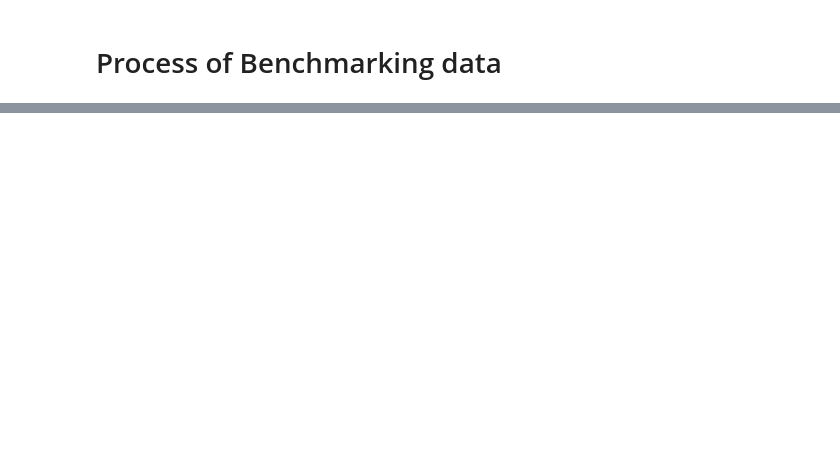
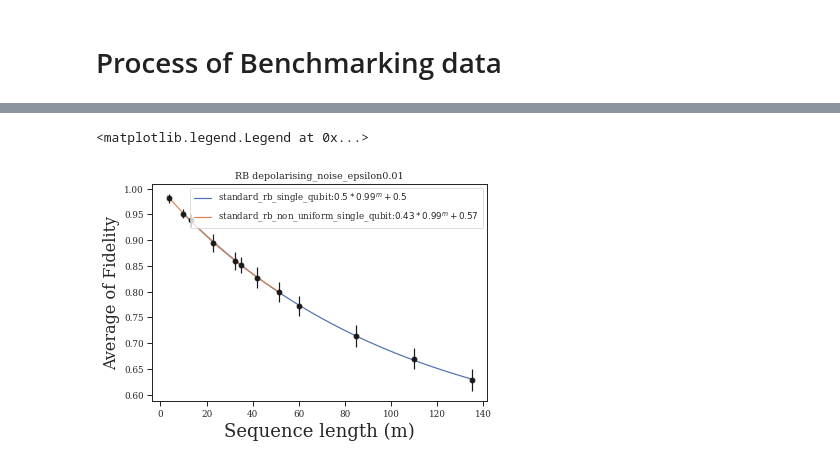
Before and after one commit to mmehrani/Randomized_Benchmarking_protocol, a Jupyter notebook: data_post_processing.ipynb, the cells around one changed output, grey strips where cells are left out. Cells and saved outputs as stored; diff of their text form; code cells hidden in the pictures; blank space fills up the shorter version.

```diff
--- a/data_post_processing.ipynb
+++ b/data_post_processing.ipynb
@@ -166,0 +149,21 @@ fig.savefig(os.path.join(path, 'RB_{}.png'.format(target_qubits)))
+# %%
+fig = plt.figure()
+ax = fig.add_subplot()
+
+plot_decay(ordered_layers_dict['standard_rb_single_qubit'][:]*5, avg_fdlty_dict['standard_rb_single_qubit'][:],
+           err_fdlty_dict['standard_rb_single_qubit'][:], label = 'standard_rb_single_qubit', axes = ax)
+
+plot_decay(ordered_layers_dict['standard_rb_non_uniform_single_qubit'][:]*1.91, avg_fdlty_dict['standard_rb_non_uniform_single_qubit'][:],
+           err_fdlty_dict['standard_rb_non_uniform_single_qubit'][:], label = 'standard_rb_non_uniform_single_qubit', axes = ax)
+
+# plt.loglog()
+ax.set_xlabel('Sequence length (m)', fontsize=18)
+ax.set_ylabel('Average of Fidelity', fontsize=16)
+ax.set_title(r'RB {}'.format(noisy_machine))
+
+plt.legend()
+
+# fig.savefig(os.path.join(path, 'RB_{}.png'.format(target_qubits)))
+# %% [output]
+<matplotlib.legend.Legend at 0x...>
+[figure, added]
```
Also changed, not shown: parts of 8 cells of this notebook, 2 other files.
